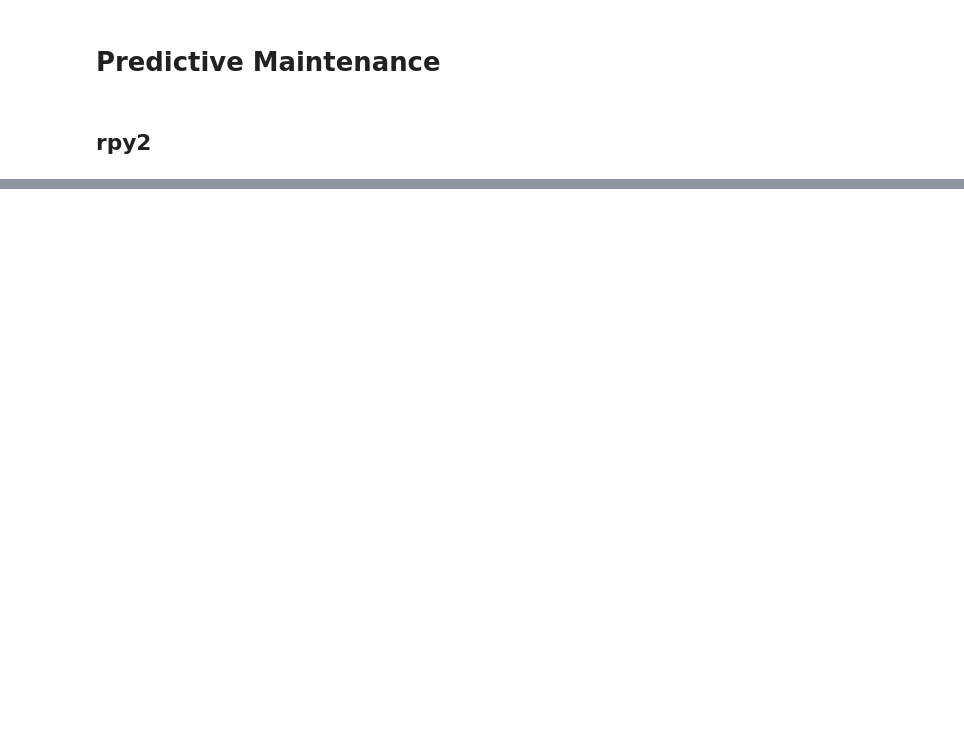
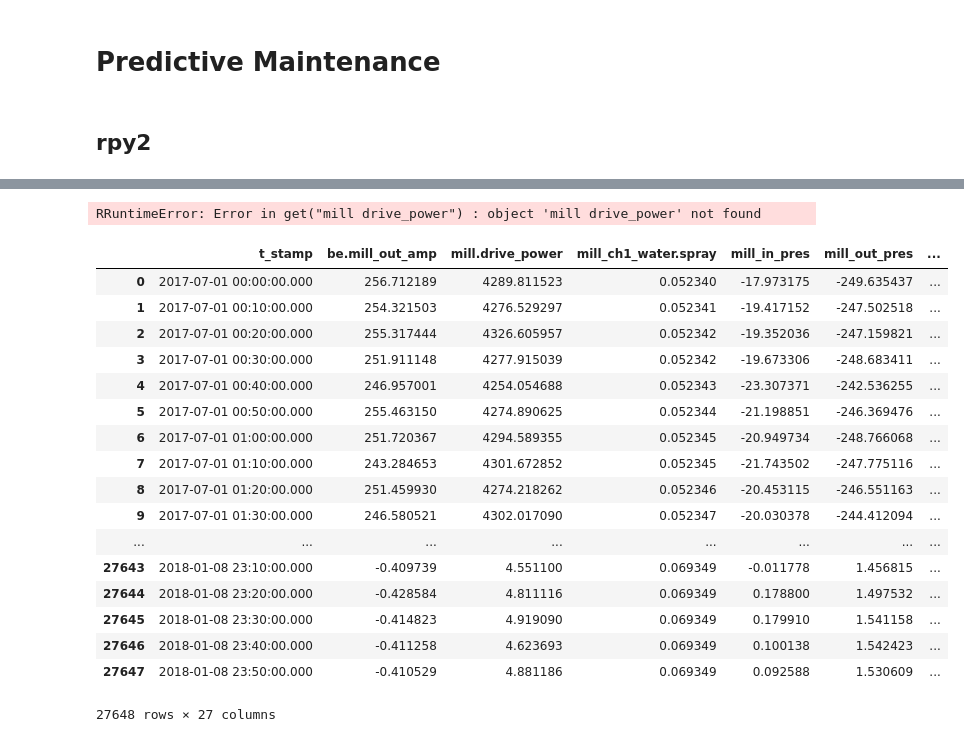
Before and after one commit to kajornphat/ml, a Jupyter notebook: Main.ipynb, the cells around one changed output, grey strips where cells are left out. Cells and saved outputs as stored; diff of their text form; code cells hidden in the pictures; blank space fills up the shorter version.

```diff
--- a/Main.ipynb
+++ b/Main.ipynb
@@ -13,3 +13,15 @@ from rpy2.robjects import pandas2ri
 from rpy2.robjects import default_converter
 from rpy2.robjects.conversion import localconverter
 from rpy2.robjects.lib.dplyr import DataFrame
+# %%
+def convert_df(dataframe):
+    '''Convert between
+    Pandas dataframe to R "Dataframe"'''
+    with localconverter(default_converter + pandas2ri.converter) as cv:
+        try:
+                dataframe = pandas2ri.ri2py(dataframe)
+        except:
+                dataframe = DataFrame(dataframe)
+    return dataframe
+# %%
+r = robjects.r
@@ -52,11 +42,0 @@ Hey
-# %%
-def convert_df(dataframe):
-    with localconverter(default_converter + pandas2ri.converter) as cv:
-        df_class = dataframe.__class__
-
-        # Dataframe to
-        if df_class is pd.core.frame.DataFrame:
-                mtcars = pandas2ri.ri2py(mtcars)
-        elif df_class is robjects.lib.dplyr.DataFrame:
-                dataframe = DataFrame(dataframe)
-        print("Hey")
@@ -82,0 +48,42 @@ rpy2.robjects.lib.dplyr.DataFrame
+# %%
+r.assign('dataset', convert_df(df))
+r('''
+
+library(caret)
+library(dplyr)
+
+bad_cols <- nearZeroVar(dataset)
+dataset <- dataset[, -bad_cols]
+
+dataset[dataset == 0] <- NA
+
+dataset["target"] <- ifelse(dataset$t_stamp >= "2017-12-07", 1, 0)
+
+dataset <- dataset %>%
+    filter(get("mill drive_power") > 4000)
+
+''')
+df = convert_df(r('dataset'))
+# %% [output]
+RRuntimeError: Error in get("mill drive_power") : object 'mill drive_power' not found
+# %%
+df
+# %% [output]
+|  | t_stamp | be.mill_out_amp | mill.drive_power | mill_ch1_water.spray | mill_in_pres | mill_out_pres | ... |
+| 0 | 2017-07-01 00:00:00.000 | 256.712189 | 4289.811523 | 0.052340 | -17.973175 | -249.635437 | ... |
+| 1 | 2017-07-01 00:10:00.000 | 254.321503 | 4276.529297 | 0.052341 | -19.417152 | -247.502518 | ... |
+| 2 | 2017-07-01 00:20:00.000 | 255.317444 | 4326.605957 | 0.052342 | -19.352036 | -247.159821 | ... |
+| 3 | 2017-07-01 00:30:00.000 | 251.911148 | 4277.915039 | 0.052342 | -19.673306 | -248.683411 | ... |
+| 4 | 2017-07-01 00:40:00.000 | 246.957001 | 4254.054688 | 0.052343 | -23.307371 | -242.536255 | ... |
+| 5 | 2017-07-01 00:50:00.000 | 255.463150 | 4274.890625 | 0.052344 | -21.198851 | -246.369476 | ... |
+| 6 | 2017-07-01 01:00:00.000 | 251.720367 | 4294.589355 | 0.052345 | -20.949734 | -248.766068 | ... |
+| 7 | 2017-07-01 01:10:00.000 | 243.284653 | 4301.672852 | 0.052345 | -21.743502 | -247.775116 | ... |
+| 8 | 2017-07-01 01:20:00.000 | 251.459930 | 4274.218262 | 0.052346 | -20.453115 | -246.551163 | ... |
+| 9 | 2017-07-01 01:30:00.000 | 246.580521 | 4302.017090 | 0.052347 | -20.030378 | -244.412094 | ... |
+| ... | ... | ... | ... | ... | ... | ... | ... |
+| 27643 | 2018-01-08 23:10:00.000 | -0.409739 | 4.551100 | 0.069349 | -0.011778 | 1.456815 | ... |
+| 27644 | 2018-01-08 23:20:00.000 | -0.428584 | 4.811116 | 0.069349 | 0.178800 | 1.497532 | ... |
+| 27645 | 2018-01-08 23:30:00.000 | -0.414823 | 4.919090 | 0.069349 | 0.179910 | 1.541158 | ... |
+| 27646 | 2018-01-08 23:40:00.000 | -0.411258 | 4.623693 | 0.069349 | 0.100138 | 1.542423 | ... |
+| 27647 | 2018-01-08 23:50:00.000 | -0.410529 | 4.881186 | 0.069349 | 0.092588 | 1.530609 | ... |
+27648 rows × 27 columns
```
Also changed, not shown: parts of 11 cells of this notebook, 2 other files.
